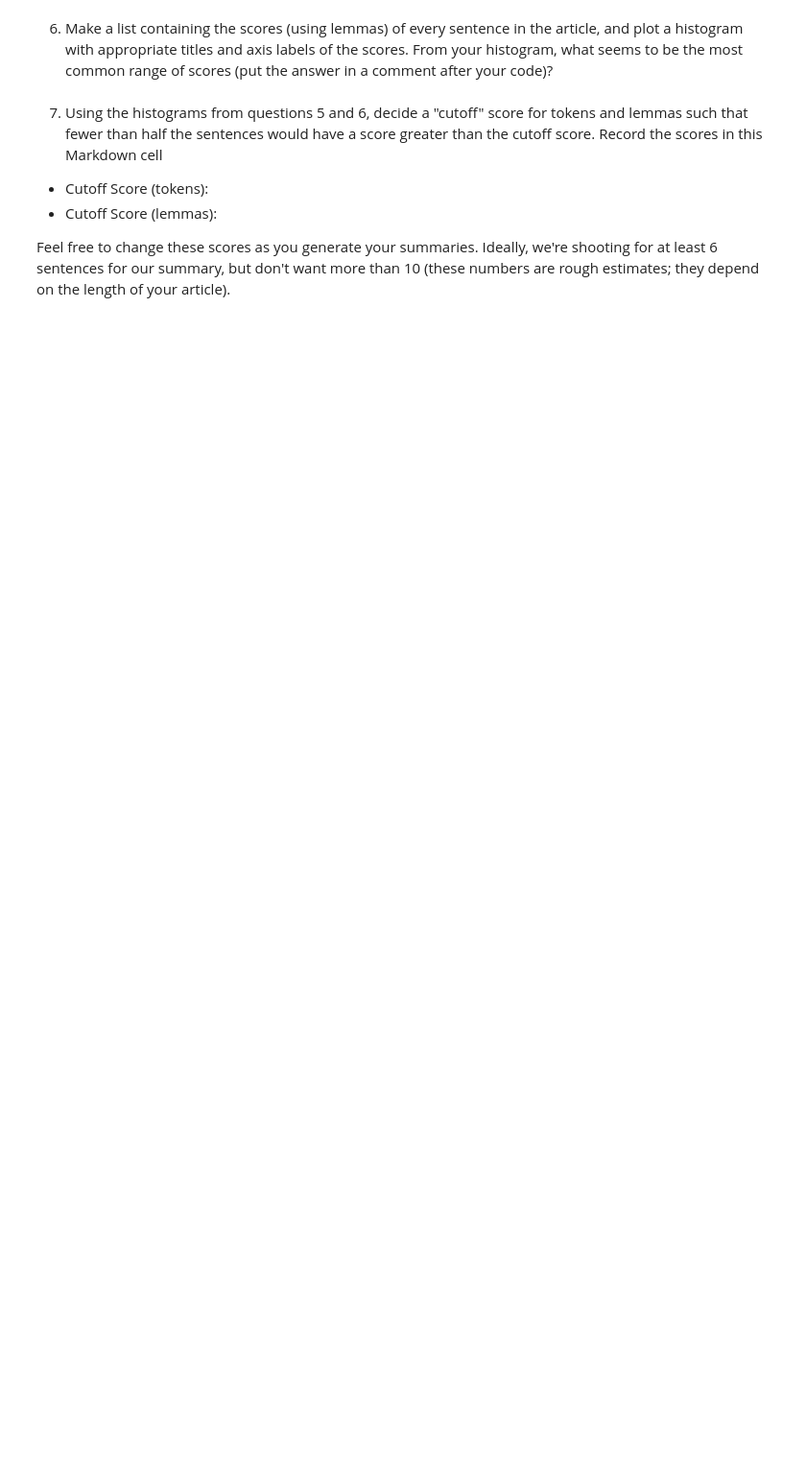
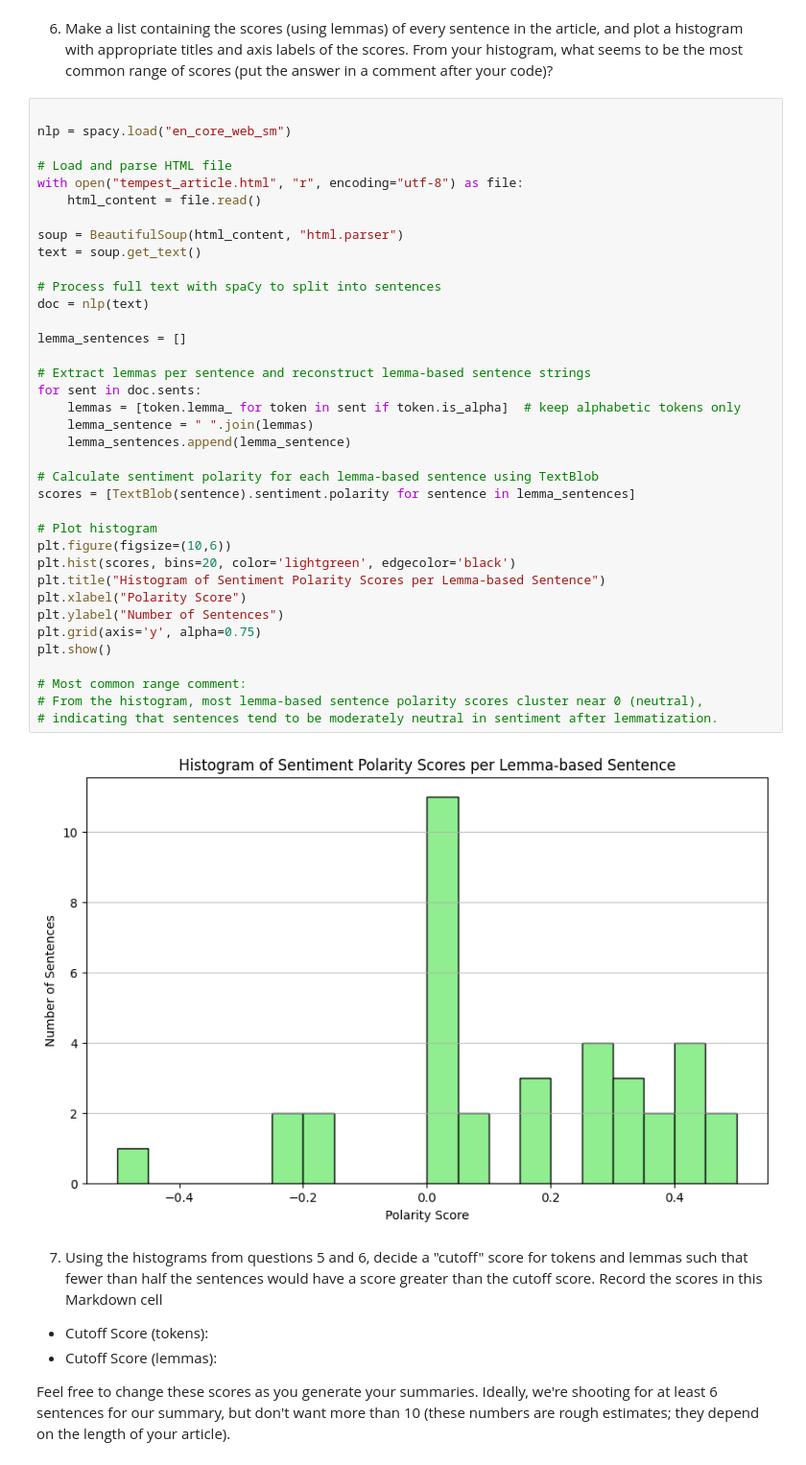
Before and after one commit to Thilde02/article-summarizer-mod7, a Jupyter notebook: article-summarizer.ipynb, the cells around one changed output. Shown at 96% size. Cells and saved outputs as stored; diff of their text form; blank space fills up the shorter version.

```diff
--- a/article-summarizer.ipynb
+++ b/article-summarizer.ipynb
@@ -25,5 +214,44 @@ Every question that requires you to write code will have a code cell underneath
 # %% [markdown]
 6. Make a list containing the scores (using lemmas) of every sentence in the article, and plot a histogram with appropriate titles and axis labels of the scores.  From your histogram, what seems to be the most common range of scores (put the answer in a comment after your code)?
+# %%
+
+nlp = spacy.load("en_core_web_sm")
+
+# Load and parse HTML file
+with open("tempest_article.html", "r", encoding="utf-8") as file:
+    html_content = file.read()
+
+soup = BeautifulSoup(html_content, "html.parser")
+text = soup.get_text()
+
+# Process full text with spaCy to split into sentences
+doc = nlp(text)
+
+lemma_sentences = []
+
+# Extract lemmas per sentence and reconstruct lemma-based sentence strings
+for sent in doc.sents:
+    lemmas = [token.lemma_ for token in sent if token.is_alpha]  # keep alphabetic tokens only
+    lemma_sentence = " ".join(lemmas)
+    lemma_sentences.append(lemma_sentence)
+
+# Calculate sentiment polarity for each lemma-based sentence using TextBlob
+scores = [TextBlob(sentence).sentiment.polarity for sentence in lemma_sentences]
+
+# Plot histogram
+plt.figure(figsize=(10,6))
+plt.hist(scores, bins=20, color='lightgreen', edgecolor='black')
+plt.title("Histogram of Sentiment Polarity Scores per Lemma-based Sentence")
+plt.xlabel("Polarity Score")
+plt.ylabel("Number of Sentences")
+plt.grid(axis='y', alpha=0.75)
+plt.show()
+
+# Most common range comment:
+# From the histogram, most lemma-based sentence polarity scores cluster near 0 (neutral),
+# indicating that sentences tend to be moderately neutral in sentiment after lemmatization.
+# %% [output]
+[figure, added]
 # %% [markdown]
 7. Using the histograms from questions 5 and 6, decide a "cutoff" score for tokens and lemmas such that fewer than half the sentences would have a score greater than the cutoff score.  Record the scores in this Markdown cell
 
```
Also changed, not shown: parts of 14 cells of this notebook, 2 other files.
